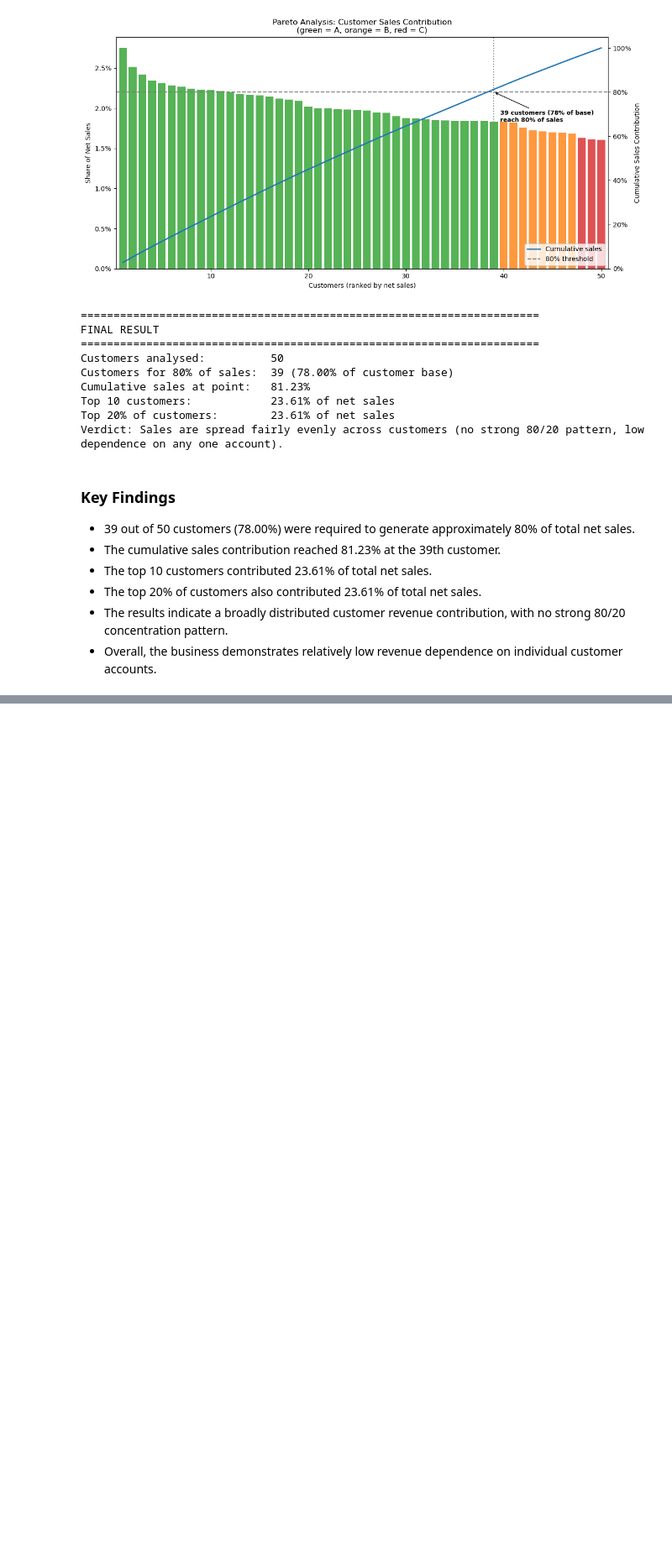
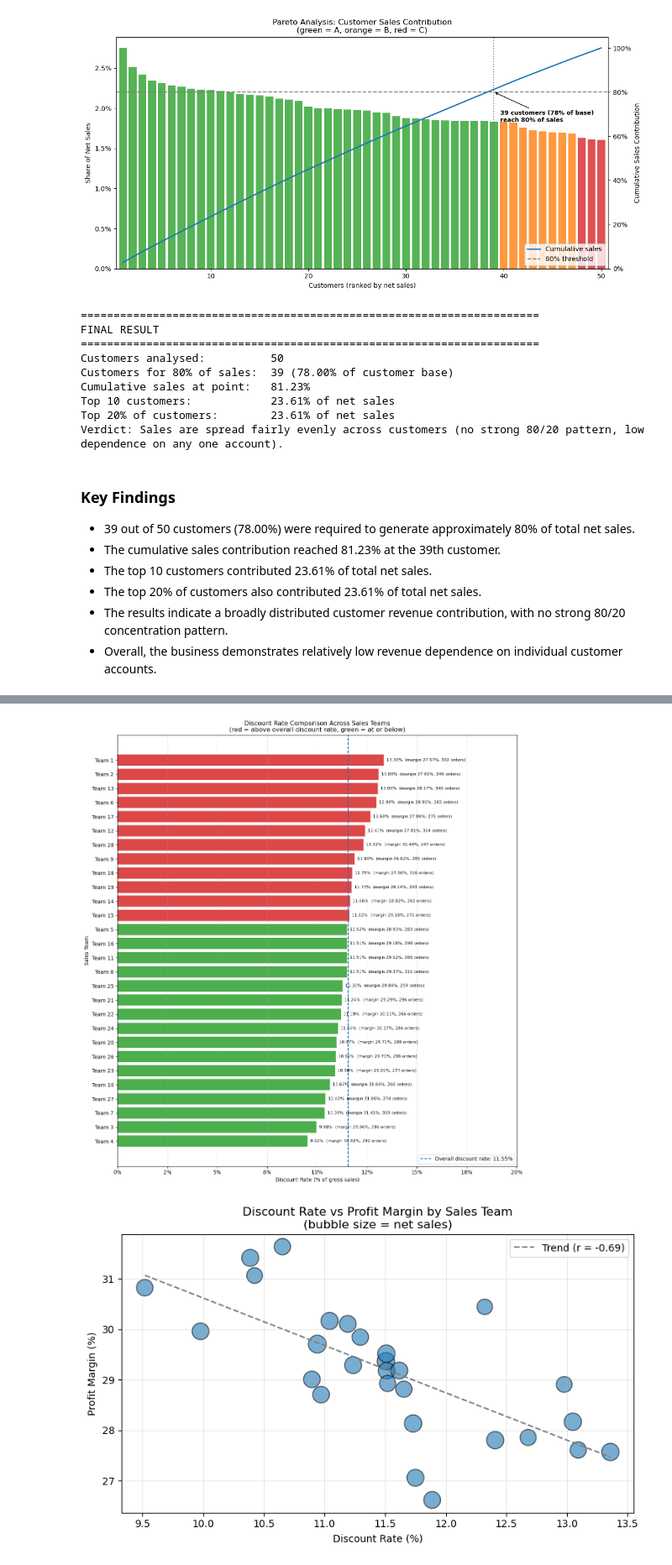
Before and after one commit to silverbullet-ai/intelligent-systems, a Jupyter notebook: da/sales-data-analysis/notebooks/02_sales_analysis.ipynb, the cells around one changed output, grey strips where cells are left out. Shown at 84% size. Saved outputs shown, nothing was run; the diff lists cells and outputs as text; code cells hidden in the pictures; blank space fills up the shorter version.

```diff
--- a/da/sales-data-analysis/notebooks/02_sales_analysis.ipynb
+++ b/da/sales-data-analysis/notebooks/02_sales_analysis.ipynb
@@ -1831,0 +2203,77 @@ Verdict: Sales are spread fairly evenly across customers (no strong 80/20 patter
+# %%
+# Sort sales teams by discount rate (highest at the top)
+team_discount = sales_team.sort_values('Discount Rate %', ascending=True).copy()
+n = len(team_discount)
+
+overall_discount = sales_team['Discounts'].sum() / sales_team['Gross_Sales'].sum() * 100
+highest, lowest = team_discount['Discount Rate %'].idxmax(), team_discount['Discount Rate %'].idxmin()
+
+# Axis labels: team names if the name column was added, otherwise IDs
+text_cols = team_discount.select_dtypes(include='object').columns.tolist()
+name_col = next((c for c in text_cols if 'region' not in c.lower()), None)
+labels = ([f"{name} ({i})" for i, name in zip(team_discount.index, team_discount[name_col])]
+          if name_col else [f"Team {i}" for i in team_discount.index])
+
+colors = ['tab:red' if r > overall_discount else 'tab:green' for r in team_discount['Discount Rate %']]
+
+# --- Chart 1: discount rate by team ---
+fig, ax = plt.subplots(figsize=(12, max(5, 0.38 * n + 2)))
+bars = ax.barh(labels, team_discount['Discount Rate %'], color=colors, alpha=0.85)
+
+for bar, (_, row) in zip(bars, team_discount.iterrows()):
+    ax.annotate(
+        f"{row['Discount Rate %']:.2f}%  (margin {row['Margin %']:.2f}%, {row['Orders']:,.0f} orders)",
+        (bar.get_width(), bar.get_y() + bar.get_height() / 2),
+        xytext=(5, 0), textcoords='offset points', va='center', fontsize=8
+    )
+
+ax.axvline(overall_discount, color='tab:blue', linestyle='--', linewidth=1.5,
+           label=f'Overall discount rate: {overall_discount:.2f}%')
+ax.set_title('Discount Rate Comparison Across Sales Teams\n(red = above overall discount rate, green = at or below)')
+ax.set_xlabel('Discount Rate (% of gross sales)')
+ax.set_ylabel('Sales Team')
+ax.xaxis.set_major_formatter(mtick.PercentFormatter(decimals=0))
+ax.set_xlim(0, team_discount['Discount Rate %'].max() * 1.5)
+ax.grid(axis='x', alpha=0.3)
+ax.legend(loc='lower right')
+plt.tight_layout()
+plt.show()
+
+# --- Chart 2: does heavier discounting go with lower margins? ---
+corr = team_discount['Discount Rate %'].corr(team_discount['Margin %'])
+
+fig, ax = plt.subplots(figsize=(8, 5))
+ax.scatter(team_discount['Discount Rate %'], team_discount['Margin %'],
+           s=team_discount['Net_Sales'] / team_discount['Net_Sales'].max() * 300 + 20,
+           alpha=0.6, edgecolor='black')
+if n >= 3:
+    slope, intercept = np.polyfit(team_discount['Discount Rate %'], team_discount['Margin %'], 1)
+    xs = np.linspace(team_discount['Discount Rate %'].min(), team_discount['Discount Rate %'].max(), 50)
+    ax.plot(xs, slope * xs + intercept, linestyle='--', color='tab:gray', label=f'Trend (r = {corr:+.2f})')
+    ax.legend()
+ax.set_title('Discount Rate vs Profit Margin by Sales Team\n(bubble size = net sales)')
+ax.set_xlabel('Discount Rate (%)')
+ax.set_ylabel('Profit Margin (%)')
+ax.grid(alpha=0.3)
+plt.tight_layout()
+plt.show()
+
+# Final result
+spread = team_discount['Discount Rate %'].max() - team_discount['Discount Rate %'].min()
+above = int((team_discount['Discount Rate %'] > overall_discount).sum())
+
+print(f"\n{'=' * 70}\nFINAL RESULT\n{'=' * 70}")
+print(f"Sales teams analysed:      {n}")
+print(f"Overall discount rate:     {overall_discount:.2f}%")
+print(f"Highest discount rate:     {highest} ({team_discount.loc[highest, 'Discount Rate %']:.2f}%, margin {team_discount.loc[highest, 'Margin %']:.2f}%)")
+print(f"Lowest discount rate:      {lowest} ({team_discount.loc[lowest, 'Discount Rate %']:.2f}%, margin {team_discount.loc[lowest, 'Margin %']:.2f}%)")
+print(f"Discount rate range:       {spread:.2f} pts")
+print(f"Average / median:          {team_discount['Discount Rate %'].mean():.2f}% / {team_discount['Discount Rate %'].median():.2f}%")
+print(f"Teams above overall rate:  {above} of {n}")
+print(f"Correlation (discount vs margin): {corr:+.2f}")
+print("Verdict:", "Discount rates are nearly identical across teams. Differences are too small to act on."
+      if spread < 1
+      else "Discounting differs between teams. Compare the high-discount teams' margins against the rest.")
+# %% [output]
+[figure, added]
+[figure, added]
```
Also changed, not shown: parts of 15 cells of this notebook.
